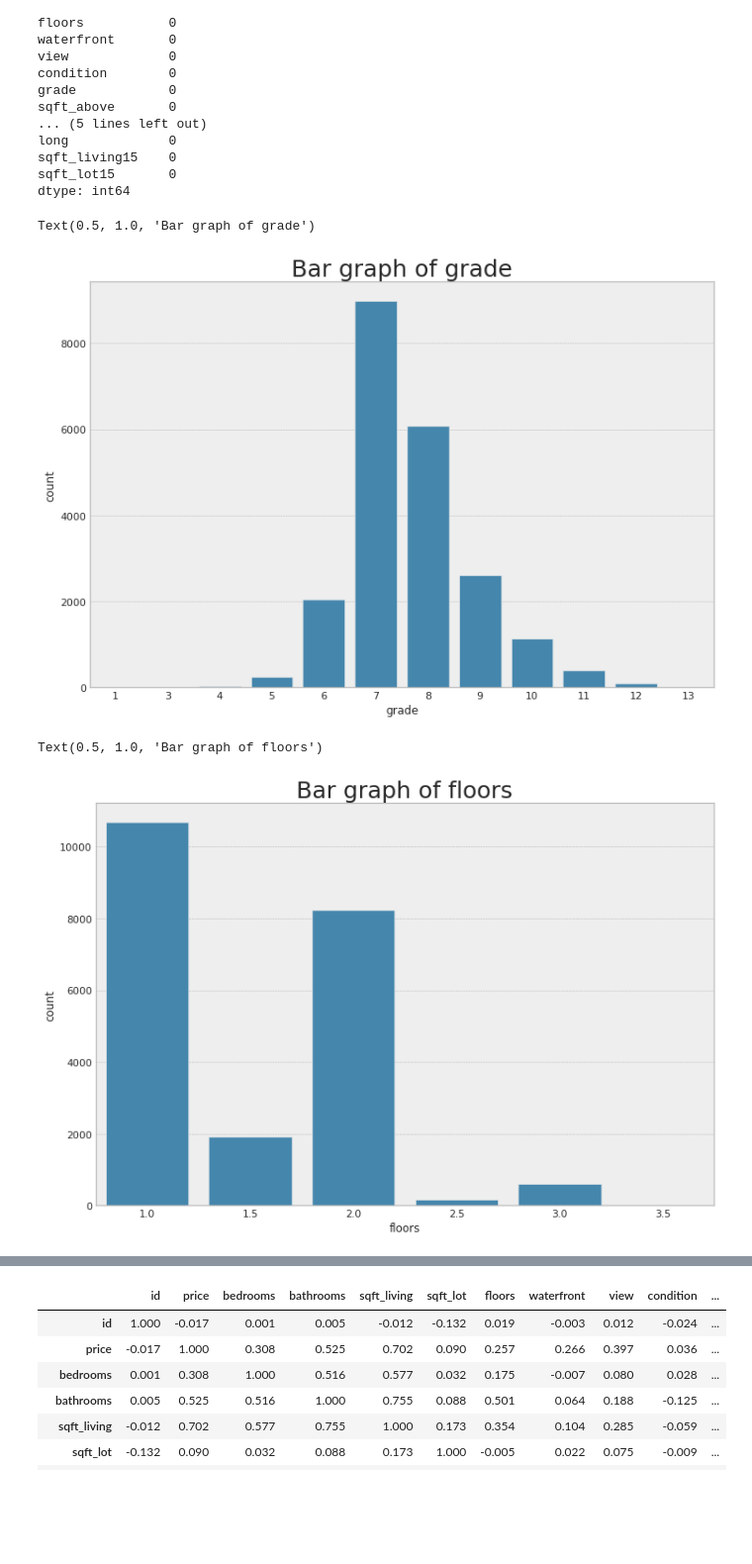
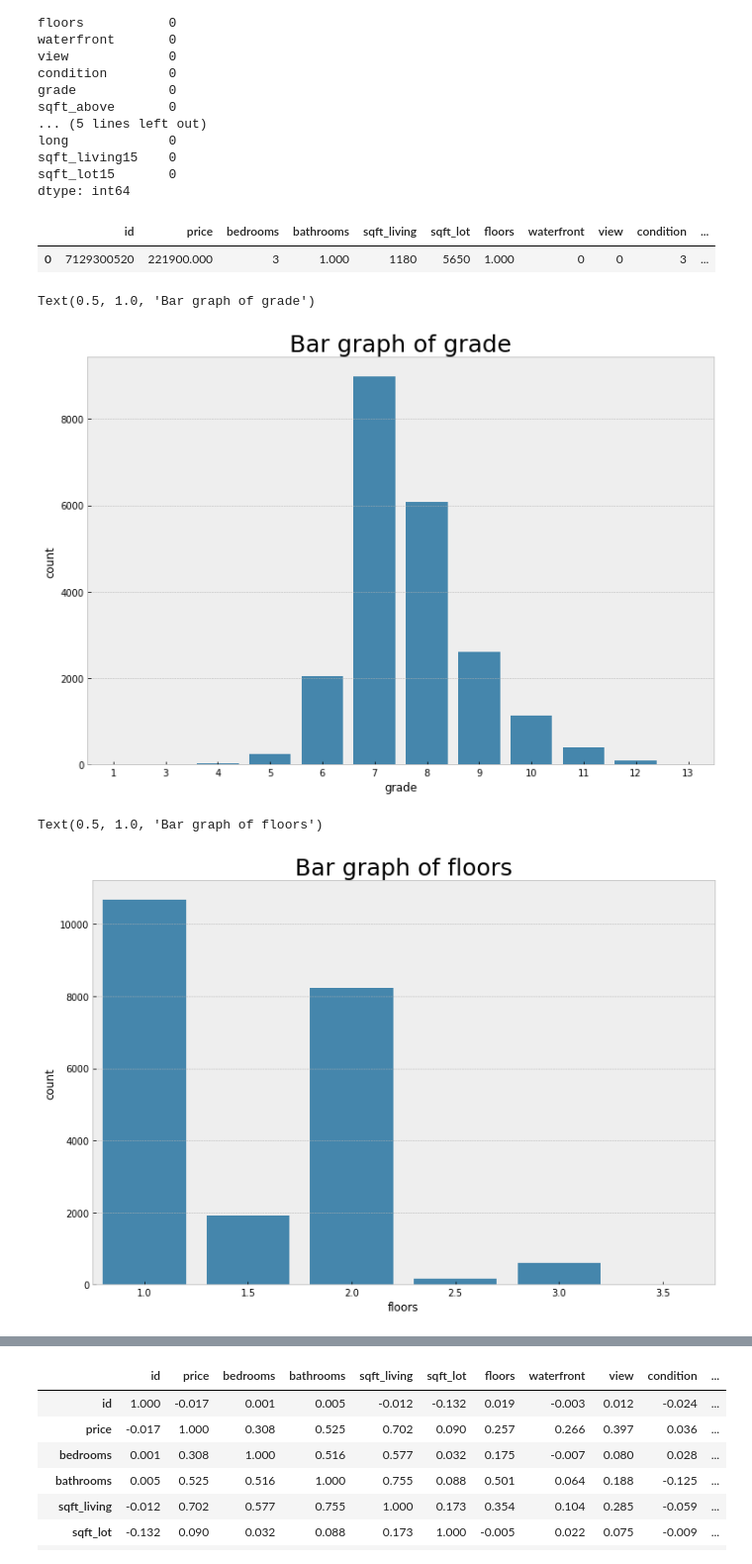
Before and after one commit to BrianMoringa/Week7.Core.Module-II.IP, a Jupyter notebook: Week7_Core_Module_II_IP_Brian_Onchweri.ipynb, the cells around one changed output, grey strips where cells are left out. Shown at 99% size. Cells and saved outputs as stored; diff of their text form; code cells hidden in the pictures; blank space fills up the shorter version.

```diff
--- a/Week7_Core_Module_II_IP_Brian_Onchweri.ipynb
+++ b/Week7_Core_Module_II_IP_Brian_Onchweri.ipynb
@@ -91,6 +103,17 @@ long             0
 sqft_living15    0
 sqft_lot15       0
 dtype: int64
+# %%
+# replace spaces in the data set column names
+df.rename(columns=lambda x: x.strip().replace(" ", ""), inplace=True)
+# confirm changes
+df.head(1)
+# %% [output]
+|  | id | price | bedrooms | bathrooms | sqft_living | sqft_lot | floors | waterfront | view | condition | ... |
+| 0 | 7129300520 | 221900.000 | 3 | 1.000 | 1180 | 5650 | 1.000 | 0 | 0 | 3 | ... |
+# %%
+#create a copy of the data
+df1=df.copy()
 # %%
 # create the plot
 base_color = sns.color_palette()[0]
@@ -98,27 +121,27 @@ fig, axes = plt.subplots(figsize=(12,8))
 sns.countplot(data = df, x = 'grade', color = base_color)
 
 # add annotations
-n_points = df.shape[0]
-cat_counts = df['grade'].value_counts()
+n_points = df1.shape[0]
+cat_counts = df1['grade'].value_counts()
 locs, labels = plt.xticks() # get the current tick locations and labels
 plt.title('Bar graph of grade',fontsize=25)
 # %% [output]
 Text(0.5, 1.0, 'Bar graph of grade')
-[figure, old version]
+[figure, new version]
 # %%
 # create the plot
 base_color = sns.color_palette()[0]
 fig, axes = plt.subplots(figsize=(12,8))
-sns.countplot(data = df, x = 'floors', color = base_color)
+sns.countplot(data = df1, x = 'floors', color = base_color)
 
 # add annotations
-n_points = df.shape[0]
-cat_counts = df['floors'].value_counts()
+n_points = df1.shape[0]
+cat_counts = df1['floors'].value_counts()
 locs, labels = plt.xticks() # get the current tick locations and labels
 plt.title('Bar graph of floors',fontsize=25)
 # %% [output]
 Text(0.5, 1.0, 'Bar graph of floors')
-[figure, old version]
+[figure, new version]
 # %%
 # create the plot
 base_color = sns.color_palette()[0]
```
Also changed, not shown: parts of 49 cells of this notebook.
